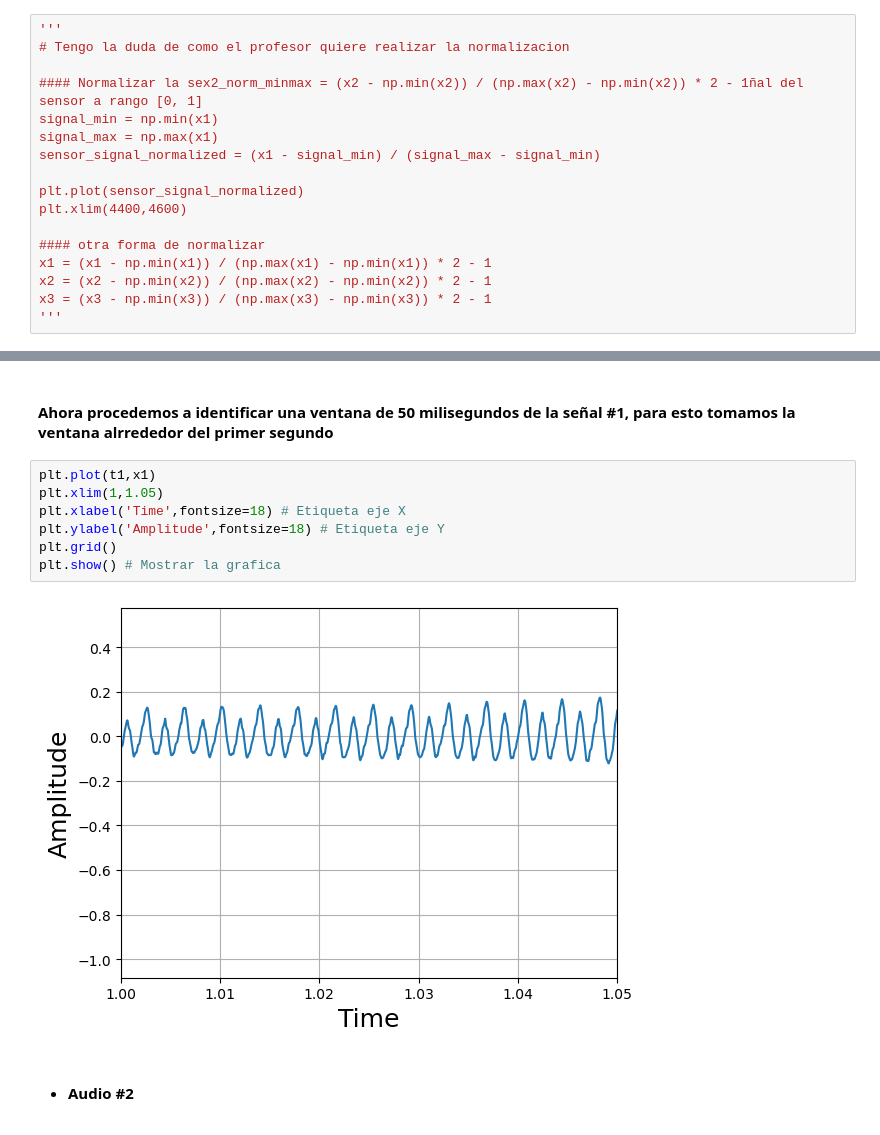
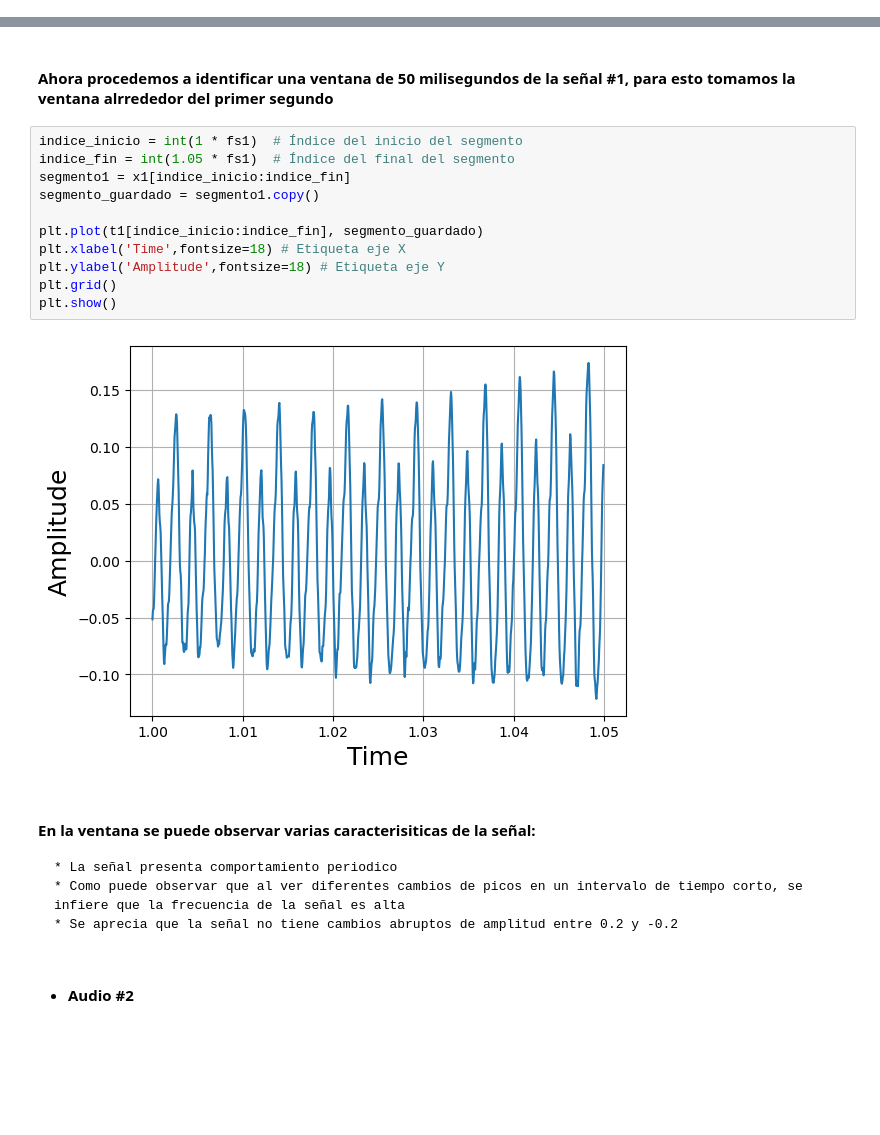
Before and after one commit to Camilocastellanos1002/Senales-III, a Jupyter notebook: Laboratorio/Laboratorio 1/Lab1_TDSIII_ChaparroCastellanos_JuanCamilo_Restrepo_Sebastian.ipynb, the cells around one changed output, grey strips where cells are left out. Drawn from its saved outputs; the diff is of its cells as text; blank space fills up the shorter version.

```diff
--- a/Laboratorio/Laboratorio 1/Lab1_TDSIII_ChaparroCastellanos_JuanCamilo_Restrepo_Sebastian.ipynb
+++ b/Laboratorio/Laboratorio 1/Lab1_TDSIII_ChaparroCastellanos_JuanCamilo_Restrepo_Sebastian.ipynb
@@ -69,20 +69,3 @@ frecuencia de muestreo (fs): 22050Hz
 ### 2. Normalizacion y visualizacion de las señales de audio completa y con enventanado de 50ms
 # %% [markdown]
 #### procedemos a la normalizacion de las señales y generar su respresentacion grafica original para su posterior analisis
-# %%
-'''
-# Tengo la duda de como el profesor quiere realizar la normalizacion
-
-#### Normalizar la sex2_norm_minmax = (x2 - np.min(x2)) / (np.max(x2) - np.min(x2)) * 2 - 1ñal del sensor a rango [0, 1]
-signal_min = np.min(x1)
-signal_max = np.max(x1)
-sensor_signal_normalized = (x1 - signal_min) / (signal_max - signal_min)
-
-plt.plot(sensor_signal_normalized)
-plt.xlim(4400,4600)
-
-#### otra forma de normalizar
-x1 = (x1 - np.min(x1)) / (np.max(x1) - np.min(x1)) * 2 - 1
-x2 = (x2 - np.min(x2)) / (np.max(x2) - np.min(x2)) * 2 - 1
-x3 = (x3 - np.min(x3)) / (np.max(x3) - np.min(x3)) * 2 - 1
-'''
@@ -105,15 +103,24 @@ plt.show() # Mostrar la grafica
 [figure]
 # %% [markdown]
 #### Ahora procedemos a identificar una ventana de 50 milisegundos de la señal #1, para esto tomamos la ventana alrrededor del primer segundo
-# %%
-plt.plot(t1,x1)
-plt.xlim(1,1.05)
-plt.xlabel('Time',fontsize=18) # Etiqueta eje X
-plt.ylabel('Amplitude',fontsize=18) # Etiqueta eje Y
-plt.grid()
-plt.show() # Mostrar la grafica
-# %% [output]
-[figure, removed]
+# %%
+indice_inicio = int(1 * fs1)  # Índice del inicio del segmento
+indice_fin = int(1.05 * fs1)  # Índice del final del segmento
+segmento1 = x1[indice_inicio:indice_fin]
+segmento_guardado = segmento1.copy()
+
+plt.plot(t1[indice_inicio:indice_fin], segmento_guardado)
+plt.xlabel('Time',fontsize=18) # Etiqueta eje X
+plt.ylabel('Amplitude',fontsize=18) # Etiqueta eje Y
+plt.grid()
+plt.show()
+# %% [output]
+[figure, added]
+# %% [markdown]
+#### En la ventana se puede observar varias caracterisiticas de la señal:
+    * La señal presenta comportamiento periodico
+    * Como puede observar que al ver diferentes cambios de picos en un intervalo de tiempo corto, se infiere que la frecuencia de la señal es alta
+    * Se aprecia que la señal no tiene cambios abruptos de amplitud entre 0.2 y -0.2
 # %% [markdown]
 * #### Audio #2
 # %%
```
Also changed, not shown: parts of 18 cells of this notebook.
